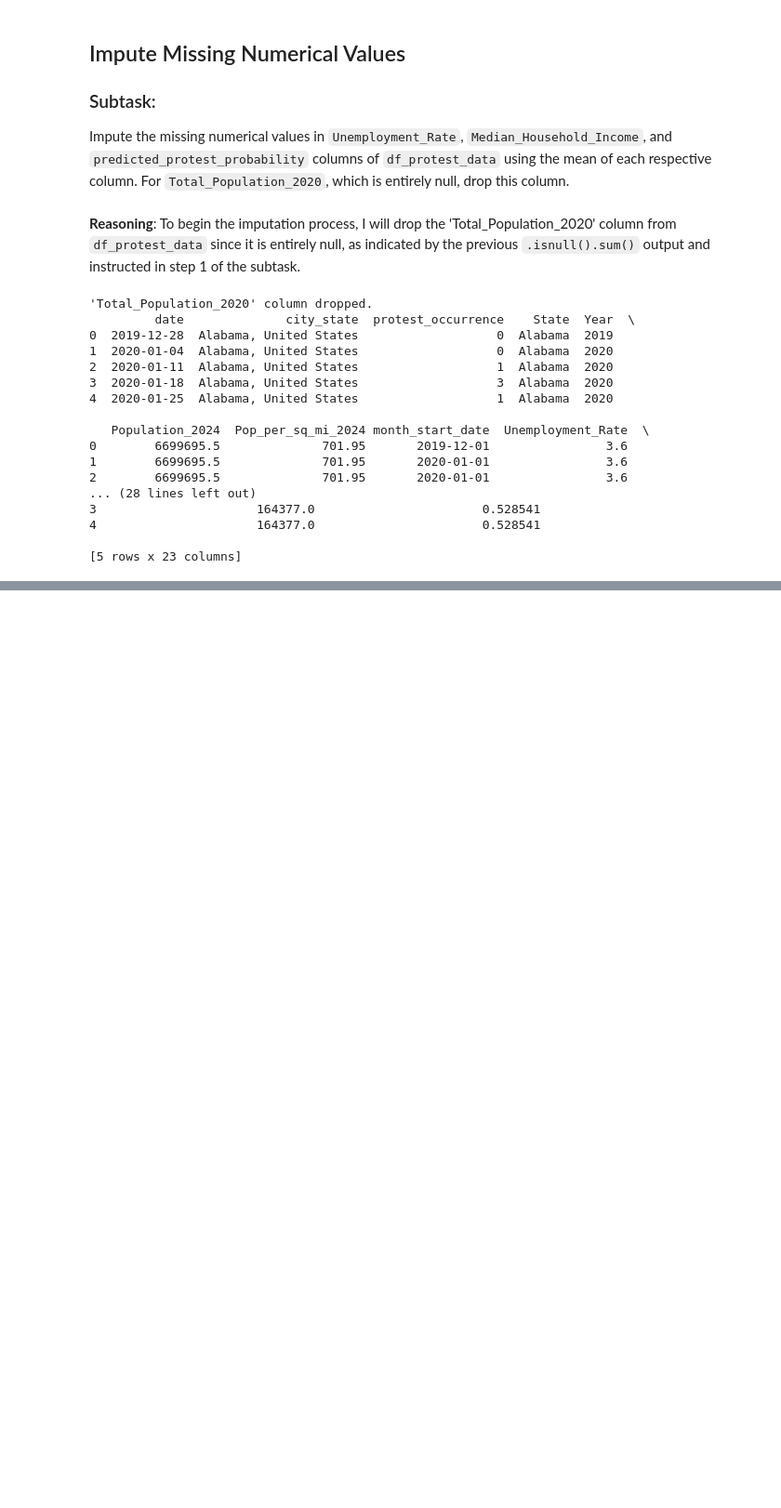
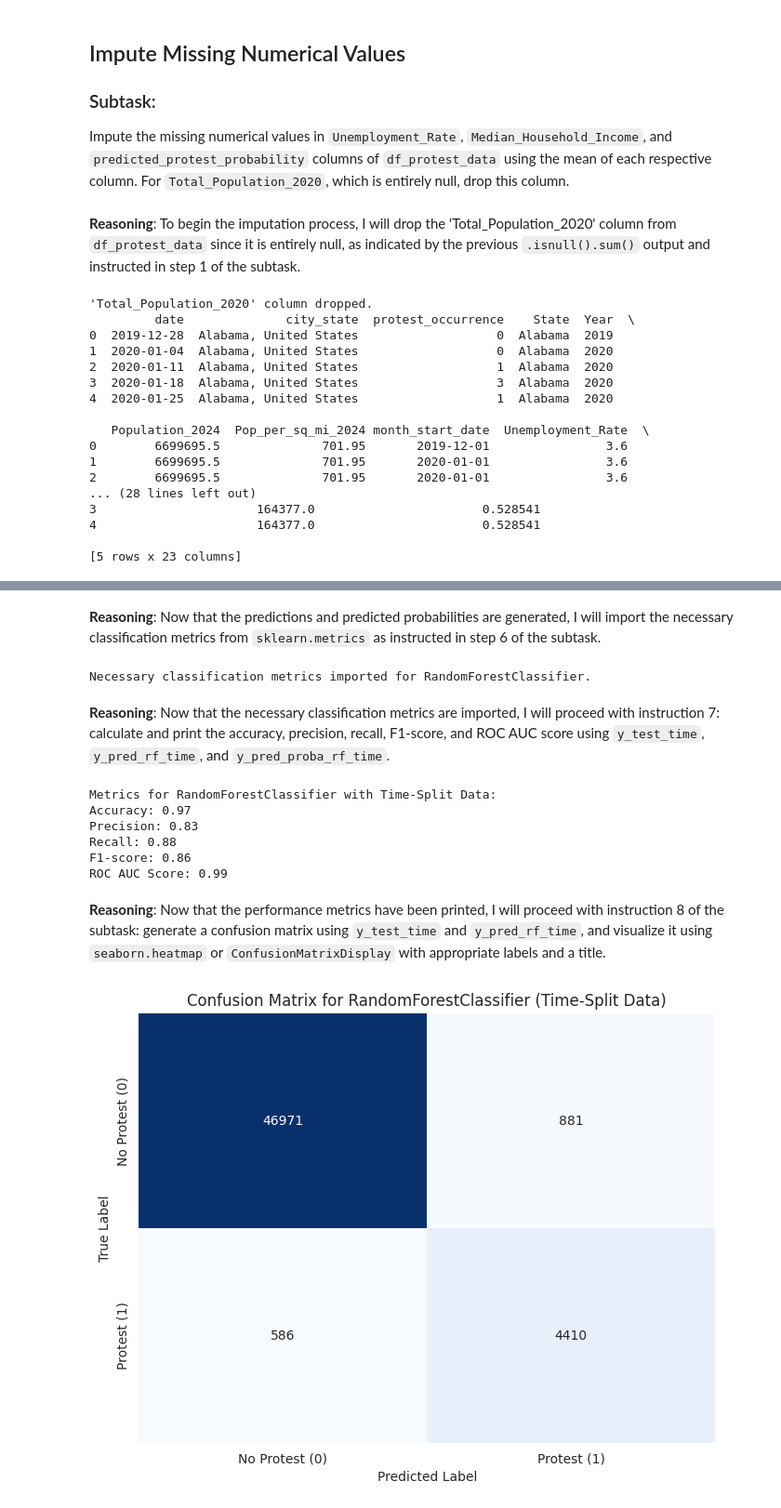
Before and after one commit to Millrjess/Millrjess, a Jupyter notebook: Final.ipynb, the cells around one changed output, grey strips where cells are left out. Shown at 93% size. Saved outputs shown, nothing was run; the diff lists cells and outputs as text; code cells hidden in the pictures; blank space fills up the shorter version.

```diff
--- a/Final.ipynb
+++ b/Final.ipynb
@@ -4090,0 +4419,4 @@ print(df_protest_data.head())
+# %%
+rf_model_time = RandomForestClassifier(n_estimators=100, class_weight='balanced', random_state=42)
+
+print("RandomForestClassifier instantiated with class weights.")
@@ -4090,0 +4428,4 @@ print(df_protest_data.head())
+# %%
+rf_model_time.fit(X_train_time, y_train_time)
+
+print("RandomForestClassifier trained successfully with class weights on time-split data.")
@@ -4090,0 +4437,4 @@ print(df_protest_data.head())
+# %%
+y_pred_rf_time = rf_model_time.predict(X_test_time)
+
+print("Predictions on the test set generated for RandomForestClassifier.")
@@ -4090,0 +4452,54 @@ print(df_protest_data.head())
+# %% [markdown]
+**Reasoning**:
+Now that the predictions and predicted probabilities are generated, I will import the necessary classification metrics from `sklearn.metrics` as instructed in step 6 of the subtask.
+# %%
+from sklearn.metrics import accuracy_score, precision_score, recall_score, f1_score, roc_auc_score, confusion_matrix, RocCurveDisplay
+
+print("Necessary classification metrics imported for RandomForestClassifier.")
+# %% [output]
+Necessary classification metrics imported for RandomForestClassifier.
+# %% [markdown]
+**Reasoning**:
+Now that the necessary classification metrics are imported, I will proceed with instruction 7: calculate and print the accuracy, precision, recall, F1-score, and ROC AUC score using `y_test_time`, `y_pred_rf_time`, and `y_pred_proba_rf_time`.
+# %%
+accuracy_rf_time = accuracy_score(y_test_time, y_pred_rf_time)
+precision_rf_time = precision_score(y_test_time, y_pred_rf_time)
+recall_rf_time = recall_score(y_test_time, y_pred_rf_time)
+f1_rf_time = f1_score(y_test_time, y_pred_rf_time)
+roc_auc_rf_time = roc_auc_score(y_test_time, y_pred_proba_rf_time)
+
+print(f"\nMetrics for RandomForestClassifier with Time-Split Data:")
+print(f"Accuracy: {accuracy_rf_time:.2f}")
+print(f"Precision: {precision_rf_time:.2f}")
+print(f"Recall: {recall_rf_time:.2f}")
+print(f"F1-score: {f1_rf_time:.2f}")
+print(f"ROC AUC Score: {roc_auc_rf_time:.2f}")
+# %% [output]
+Metrics for RandomForestClassifier with Time-Split Data:
+Accuracy: 0.97
+Precision: 0.83
+Recall: 0.88
+F1-score: 0.86
+ROC AUC Score: 0.99
+# %% [markdown]
+**Reasoning**:
+Now that the performance metrics have been printed, I will proceed with instruction 8 of the subtask: generate a confusion matrix using `y_test_time` and `y_pred_rf_time`, and visualize it using `seaborn.heatmap` or `ConfusionMatrixDisplay` with appropriate labels and a title.
+# %%
+import matplotlib.pyplot as plt
+import seaborn as sns
+from sklearn.metrics import confusion_matrix, ConfusionMatrixDisplay
+
+# Generate confusion matrix
+cm_rf_time = confusion_matrix(y_test_time, y_pred_rf_time)
+
+# Visualize confusion matrix
+plt.figure(figsize=(8, 6))
+sns.heatmap(cm_rf_time, annot=True, fmt='d', cmap='Blues', cbar=False,
+            xticklabels=['No Protest (0)', 'Protest (1)'],
+            yticklabels=['No Protest (0)', 'Protest (1)'])
+plt.xlabel('Predicted Label')
+plt.ylabel('True Label')
+plt.title('Confusion Matrix for RandomForestClassifier (Time-Split Data)')
+plt.show()
+# %% [output]
+[figure, added]
```
Also changed, not shown: parts of 112 cells of this notebook.
